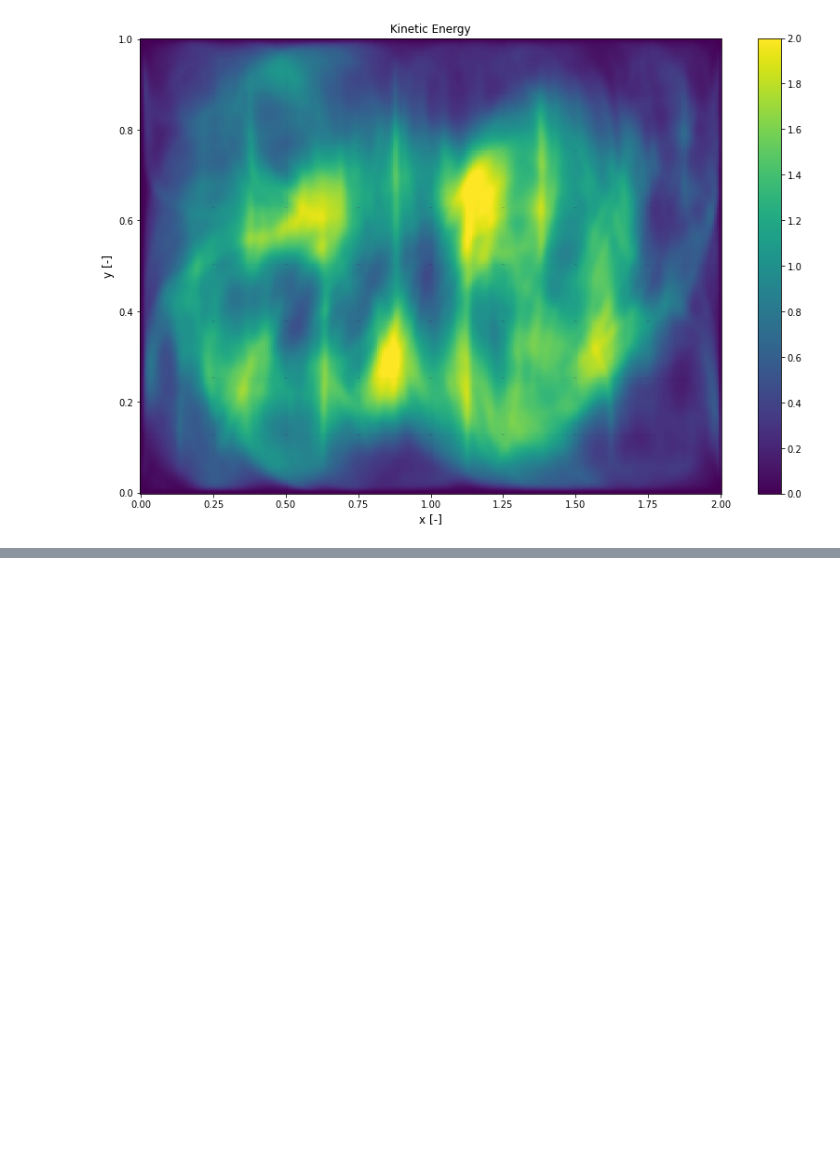
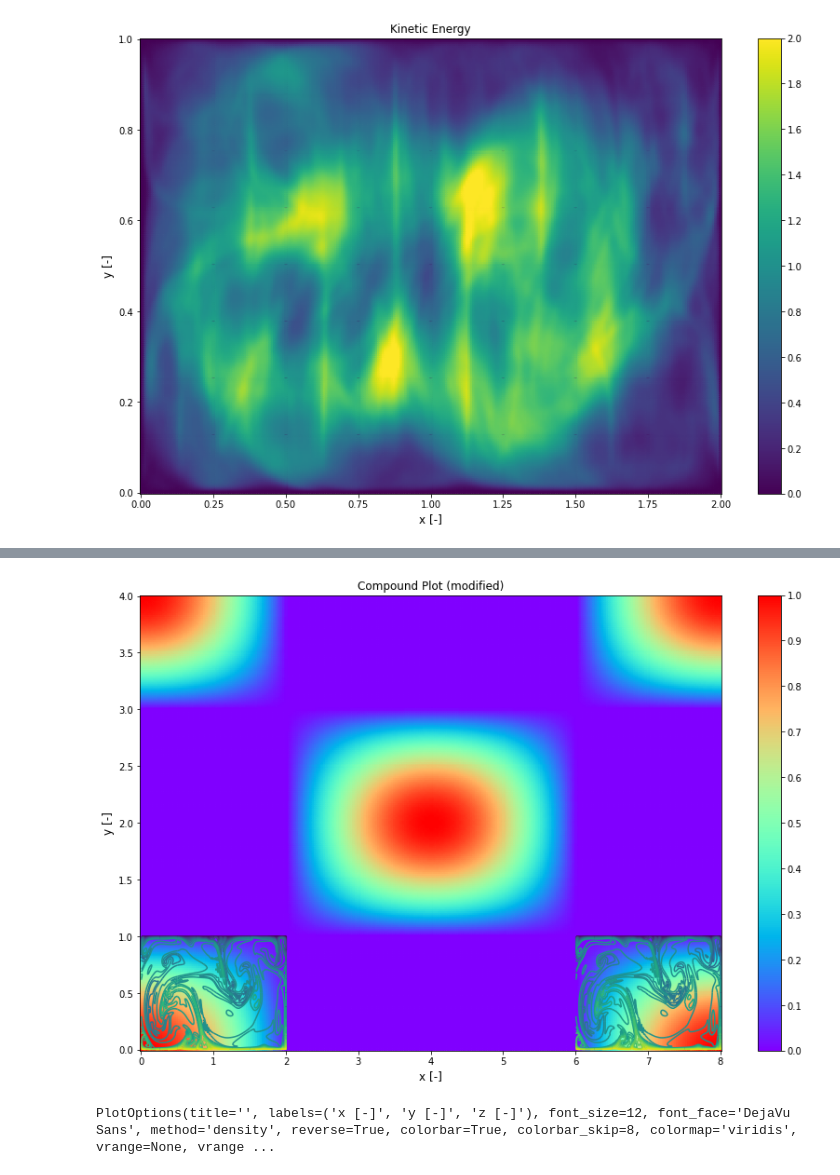
Before and after one commit to GWU-CFD/pyIOFlash, a Jupyter notebook: examples/Introduction-Part04.ipynb, the cells around one changed output, grey strips where cells are left out. Saved outputs shown, nothing was run; the diff lists cells and outputs as text; code cells hidden in the pictures; blank space fills up the shorter version.

```diff
--- a/examples/Introduction-Part04.ipynb
+++ b/examples/Introduction-Part04.ipynb
@@ -24,0 +40,15 @@ _, _ = _simple_plot2D(data, ke, Plane(), title='Kinetic Energy', method='density
+# %%
+xx, yy = (4 * data.geometry._grd_mesh_x[1, :, 1, :, :] - 0.0,
+          4 * data.geometry._grd_mesh_y[1, :, 1, :, :] - 0.0)
+zz = numpy.cos(0.5 * numpy.pi * xx / 2.0) * numpy.cos(0.5 * numpy.pi * yy)
+
+fig, ax = _simple_plot2D(_, zz, x=xx, y=yy, blocks=range(64), colormap='rainbow', vrange=(0, 1))
+fig, ax = _simple_plot2D(data, T, figure=fig, axis=ax, title='Compound Plot (mod)', method='contour', colorbar=False)
+_, _ = _simple_plot2D(data, T[:,1,:,:], x=0.25*xx+6.0, y=0.25*yy, blocks=range(64),
+                      figure=fig, axis=ax, title='Compound Plot (modified)', method='contour', colorbar=False)
+# %% [output]
+[figure, added]
+# %%
+PlotOptions()
+# %% [output]
+PlotOptions(title='', labels=('x [-]', 'y [-]', 'z [-]'), font_size=12, font_face='DejaVu Sans', method='density', reverse=True, colorbar=True, colorbar_skip=8, colormap='viridis', vrange=None, vrange ...
```
Also changed, not shown: parts of 6 cells of this notebook, 3 other files.
